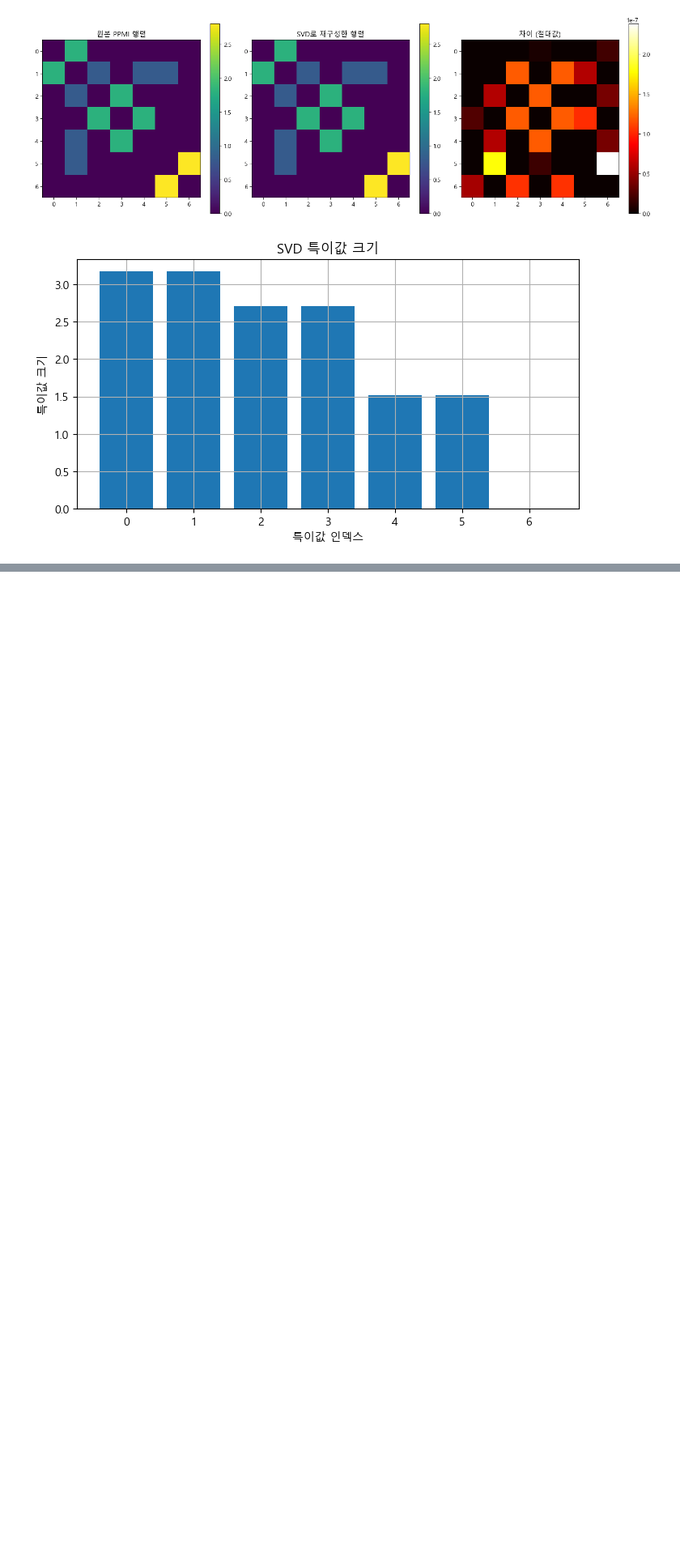
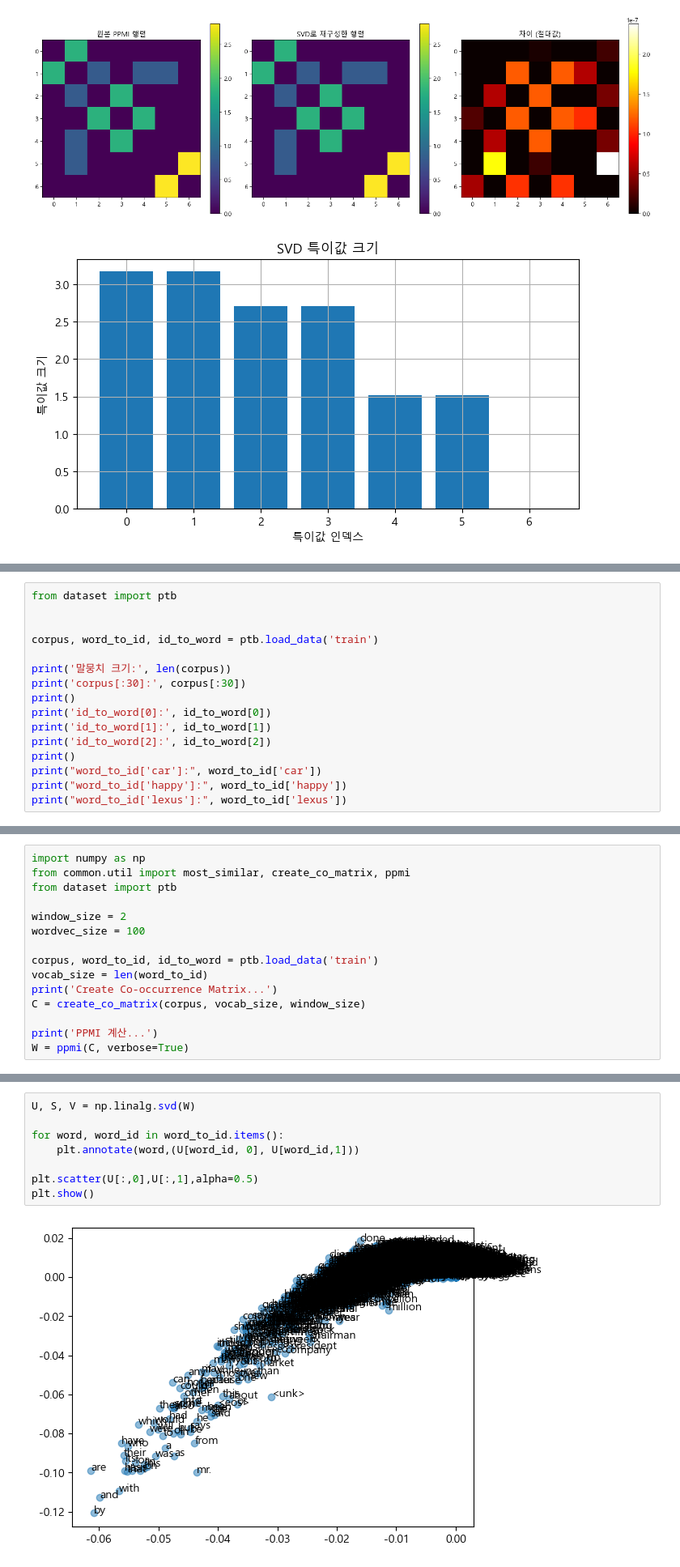
Before and after one commit to steve15963/colab, a Jupyter notebook: 밑바닥부터 시작하는 딥러닝2/ai2-2.ipynb, the cells around one changed output, grey strips where cells are left out. Shown: that part at 81% size. Saved outputs shown, nothing was run; the diff lists cells and outputs as text; blank space fills up the shorter version.

Commit message:
ptb dataset

```diff
--- a/밑바닥부터 시작하는 딥러닝2/ai2-2.ipynb
+++ b/밑바닥부터 시작하는 딥러닝2/ai2-2.ipynb
@@ -538,0 +565,16 @@ plt.show()
+# %%
+from dataset import ptb
+
+
+corpus, word_to_id, id_to_word = ptb.load_data('train')
+
+print('말뭉치 크기:', len(corpus))
+print('corpus[:30]:', corpus[:30])
+print()
+print('id_to_word[0]:', id_to_word[0])
+print('id_to_word[1]:', id_to_word[1])
+print('id_to_word[2]:', id_to_word[2])
+print()
+print("word_to_id['car']:", word_to_id['car'])
+print("word_to_id['happy']:", word_to_id['happy'])
+print("word_to_id['lexus']:", word_to_id['lexus'])
@@ -538,0 +593,15 @@ plt.show()
+# %%
+import numpy as np
+from common.util import most_similar, create_co_matrix, ppmi
+from dataset import ptb
+
+window_size = 2
+wordvec_size = 100
+
+corpus, word_to_id, id_to_word = ptb.load_data('train')
+vocab_size = len(word_to_id)
+print('Create Co-occurrence Matrix...')
+C = create_co_matrix(corpus, vocab_size, window_size)
+
+print('PPMI 계산...')
+W = ppmi(C, verbose=True)
@@ -538,0 +628,10 @@ plt.show()
+# %%
+U, S, V = np.linalg.svd(W)
+
+for word, word_id in word_to_id.items():
+    plt.annotate(word,(U[word_id, 0], U[word_id,1]))
+
+plt.scatter(U[:,0],U[:,1],alpha=0.5)
+plt.show()
+# %% [output]
+[figure, added]
```
Also changed, not shown: parts of 5 cells of this notebook.
